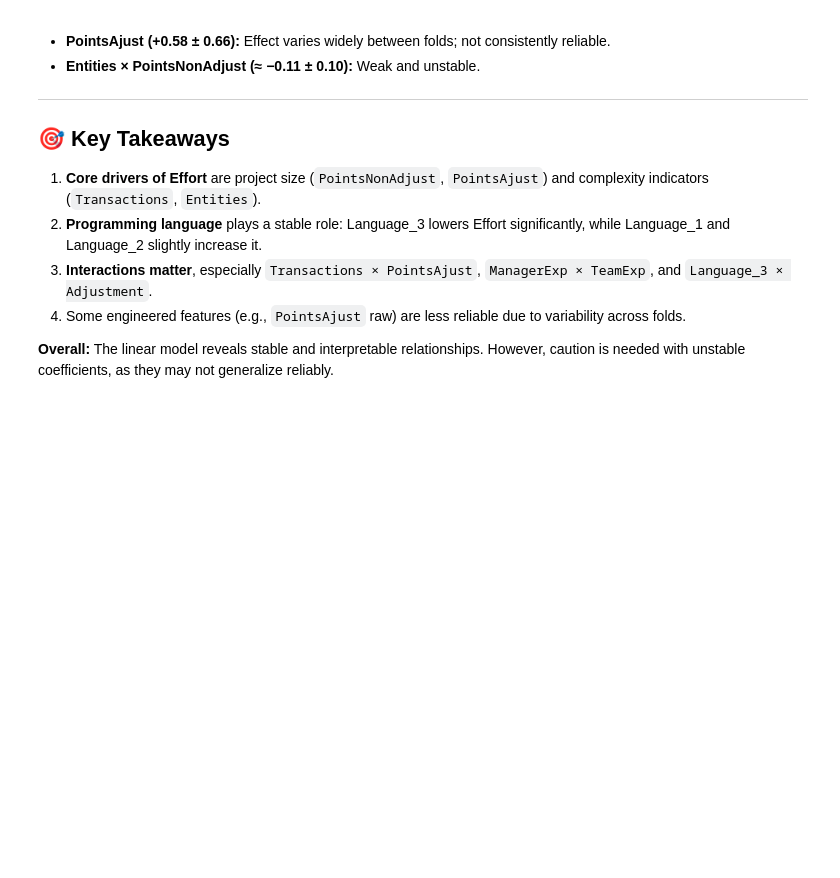
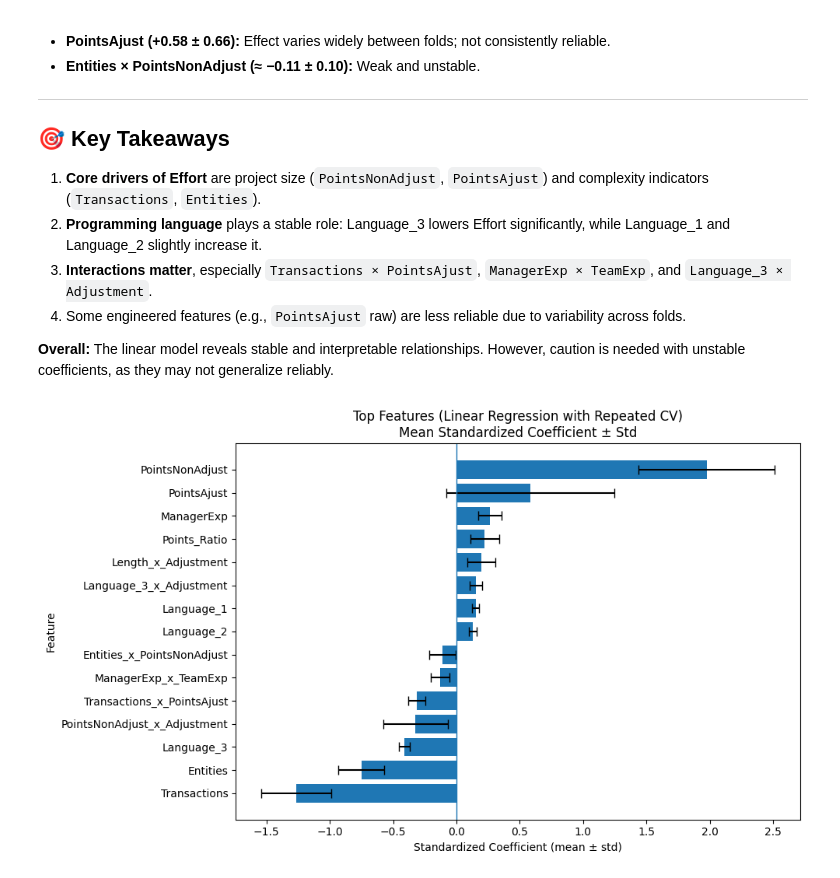
Before and after one commit to Shahbazi-Amir/SmartDevTime, a Jupyter notebook: smartdevtime_project_2.ipynb, the cells around one changed output. Saved outputs shown, nothing was run; the diff lists cells and outputs as text; code cells hidden in the pictures; blank space fills up the shorter version.

Commit message:
feature plot

```diff
--- a/smartdevtime_project_2.ipynb
+++ b/smartdevtime_project_2.ipynb
@@ -1940,3 +1940,36 @@ This approach ensures we only trust features that remain stable across different
 4. Some engineered features (e.g., `PointsAjust` raw) are less reliable due to variability across folds.
 
 **Overall:** The linear model reveals stable and interpretable relationships. However, caution is needed with unstable coefficients, as they may not generalize reliably.
+# %%
+# Matplotlib-only bar plot with error bars (no seaborn)
+import numpy as np
+import matplotlib.pyplot as plt
+
+# If coef_summary exists, proceed; otherwise raise a helpful error
+try:
+    df_plot = coef_summary.copy()
+except NameError as e:
+    raise NameError("`coef_summary` not found. Run the Repeated CV coefficients cell first.") from e
+
+# pick top N by absolute mean coefficient
+top_n = 15
+df_plot = df_plot.iloc[np.argsort(np.abs(df_plot["coef_mean"].values))[::-1][:top_n]]
+# sort for nicer display (smallest at bottom to largest at top)
+df_plot = df_plot.sort_values("coef_mean")
+
+features = df_plot["feature"].values
+means    = df_plot["coef_mean"].values
+errs     = df_plot["coef_std"].values  # must match shape of means
+
+plt.figure(figsize=(10, 6))
+# horizontal bars with symmetric error bars
+plt.barh(features, means, xerr=errs, capsize=4)
+plt.axvline(0, linewidth=1)
+
+plt.title("Top Features (Linear Regression with Repeated CV)\nMean Standardized Coefficient ± Std")
+plt.xlabel("Standardized Coefficient (mean ± std)")
+plt.ylabel("Feature")
+plt.tight_layout()
+plt.show()
+# %% [output]
+[figure, added]
```
